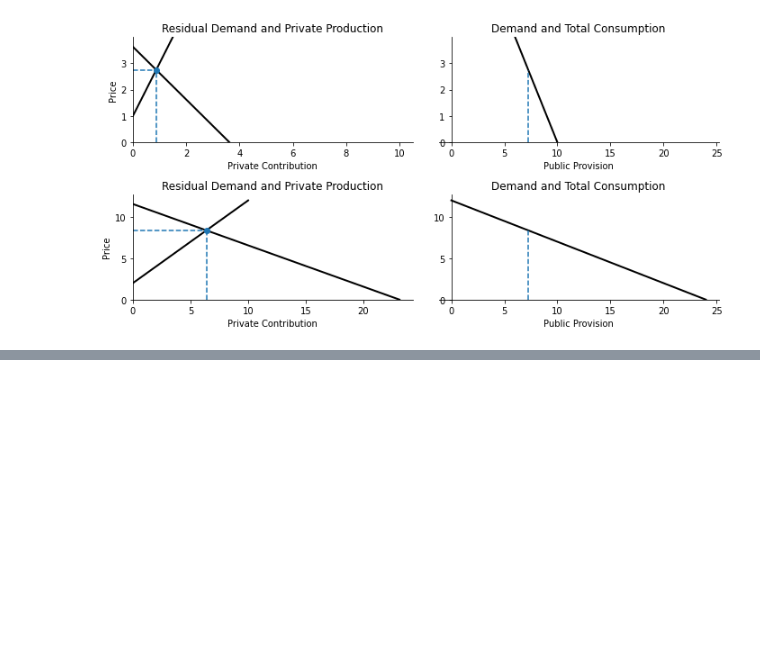
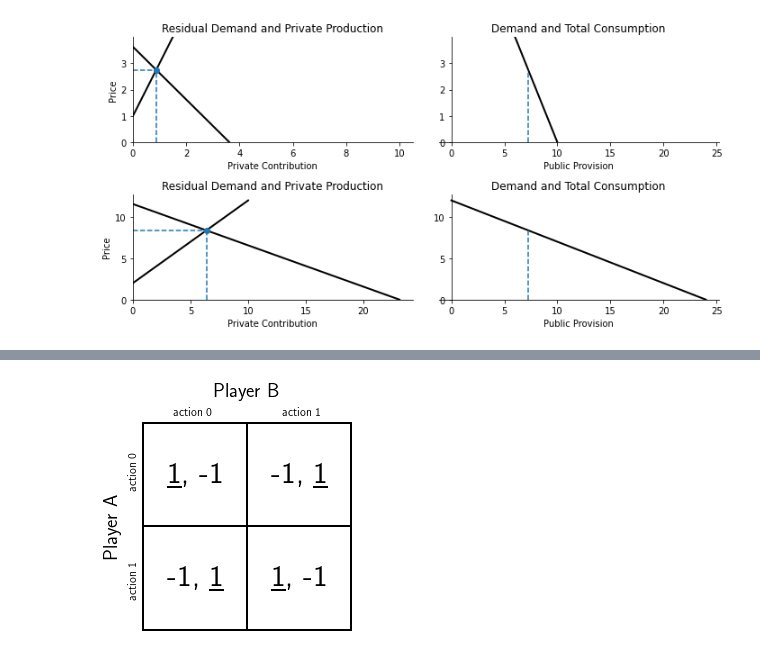
Before and after one commit to alexanderthclark/FreeRide, a Jupyter notebook: Econ 101 basics.ipynb, the cells around one changed output, grey strips where cells are left out. Cells and saved outputs as stored; diff of their text form; code cells hidden in the pictures; blank space fills up the shorter version.

```diff
--- a/Econ 101 basics.ipynb
+++ b/Econ 101 basics.ipynb
@@ -214,0 +237,4 @@ msb.private_outcome_residual_demand_plots([c1,c2], fig = fig)
+# %%
+matching_pennies.table()
+# %% [output]
+[figure, added]
```
Also changed, not shown: parts of 6 cells of this notebook.
